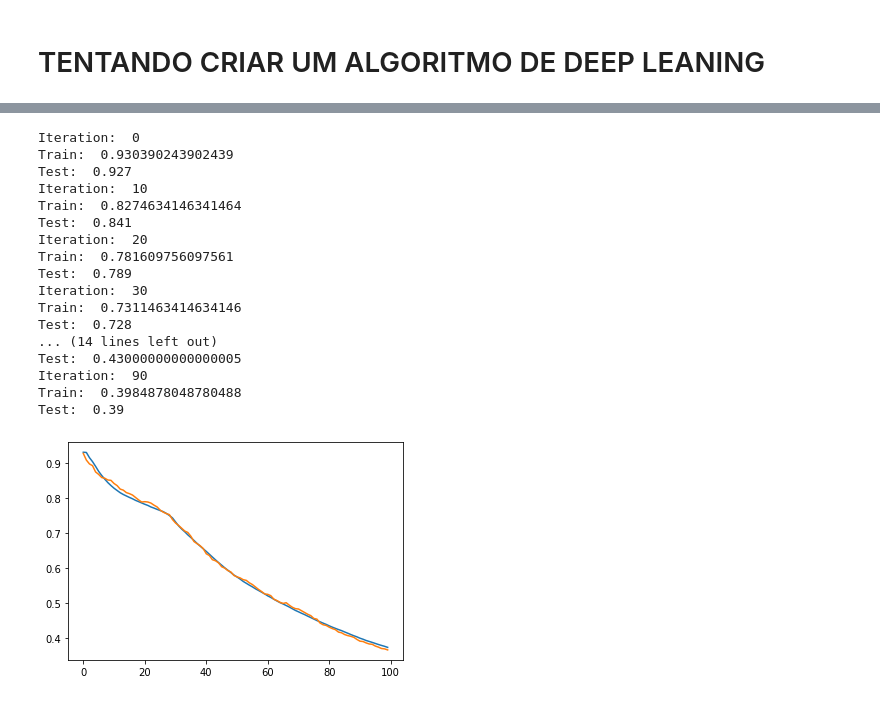
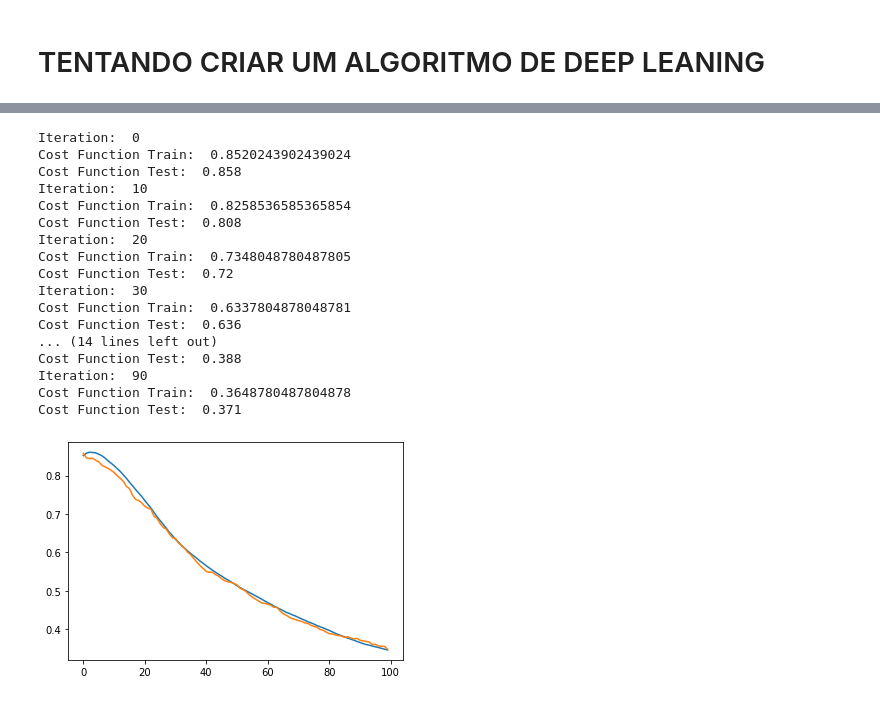
Before and after one commit to Perazza/neural-network-from-scratch, a Jupyter notebook: mnist-neural-network-from-scratch-w-mult-layers.ipynb, the cells around one changed output, grey strips where cells are left out. Cells and saved outputs as stored; diff of their text form; code cells hidden in the pictures.

Commit message:
Kaggle Notebook | MNIST Neural Network from Scratch w/ mult layers  | Version 15

```diff
--- a/mnist-neural-network-from-scratch-w-mult-layers.ipynb
+++ b/mnist-neural-network-from-scratch-w-mult-layers.ipynb
@@ -454,21 +425,21 @@ Iteration:  20
 # %%
-learningcurve = neural_network.train_wcost(X_train, Y_train, X_dev, Y_dev,0.1, 100, 10)
+coastfunction = neural_network.train_wcost(X_train, Y_train, X_dev, Y_dev,0.1, 100, 10)
 # %% [output]
 Iteration:  0
-Train:  0.930390243902439
-Test:  0.927
+Cost Function Train:  0.8520243902439024
+Cost Function Test:  0.858
 Iteration:  10
-Train:  0.8274634146341464
-Test:  0.841
+Cost Function Train:  0.8258536585365854
+Cost Function Test:  0.808
 Iteration:  20
-Train:  0.781609756097561
-Test:  0.789
+Cost Function Train:  0.7348048780487805
+Cost Function Test:  0.72
 Iteration:  30
-Train:  0.7311463414634146
-Test:  0.728
+Cost Function Train:  0.6337804878048781
+Cost Function Test:  0.636
 ... (14 lines left out)
-Test:  0.43000000000000005
+Cost Function Test:  0.388
 Iteration:  90
-Train:  0.3984878048780488
-Test:  0.39
+Cost Function Train:  0.3648780487804878
+Cost Function Test:  0.371
-[figure, old version]
+[figure, new version]
```
Also changed, not shown: parts of 7 cells of this notebook.
